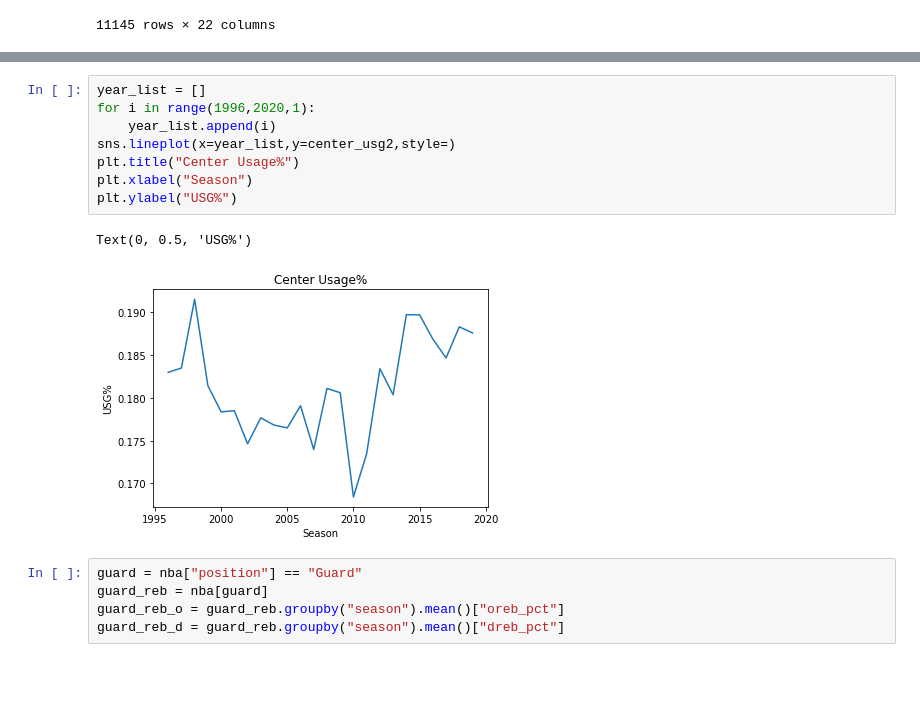
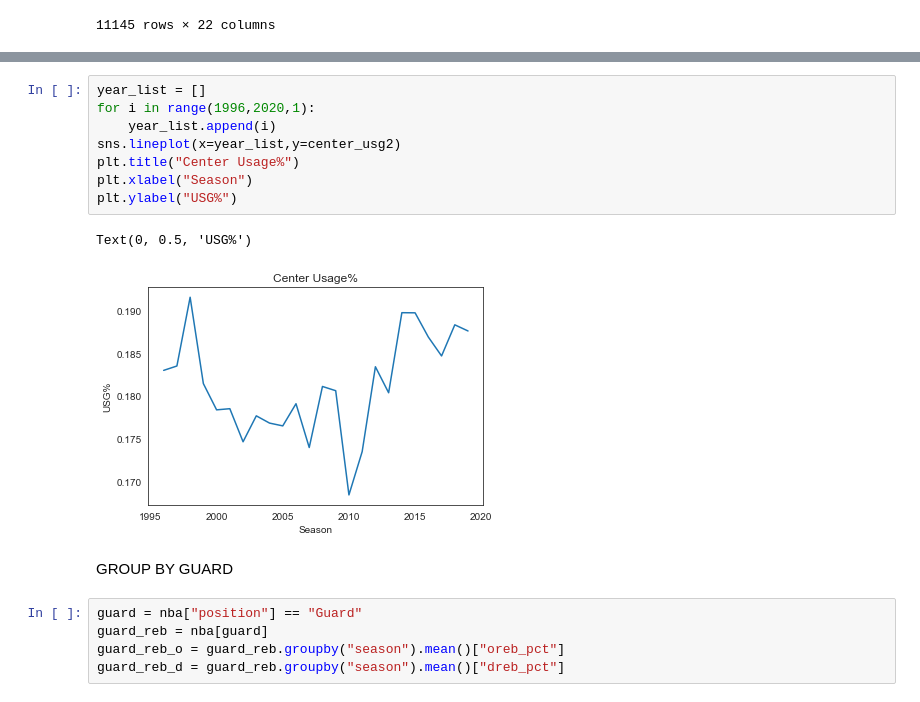
Before and after one commit to Ovalle3/nba-data-analysis, a Jupyter notebook: nba_2019.ipynb, the cells around one changed output, grey strips where cells are left out. Saved outputs shown, nothing was run; the diff lists cells and outputs as text; blank space fills up the shorter version.

```diff
--- a/nba_2019.ipynb
+++ b/nba_2019.ipynb
@@ -82,14 +82,16 @@ Name: usg_pct, dtype: float64
 # %%
 year_list = []
 for i in range(1996,2020,1):
     year_list.append(i)
-sns.lineplot(x=year_list,y=center_usg2,style=)
+sns.lineplot(x=year_list,y=center_usg2)
 plt.title("Center Usage%")
 plt.xlabel("Season")
 plt.ylabel("USG%")
 # %% [output]
 Text(0, 0.5, 'USG%')
-[figure, old version]
+[figure, new version]
+# %% [markdown]
+GROUP BY GUARD
 # %%
 guard = nba["position"] == "Guard"
 guard_reb = nba[guard]
```
Also changed, not shown: parts of 54 cells of this notebook.
